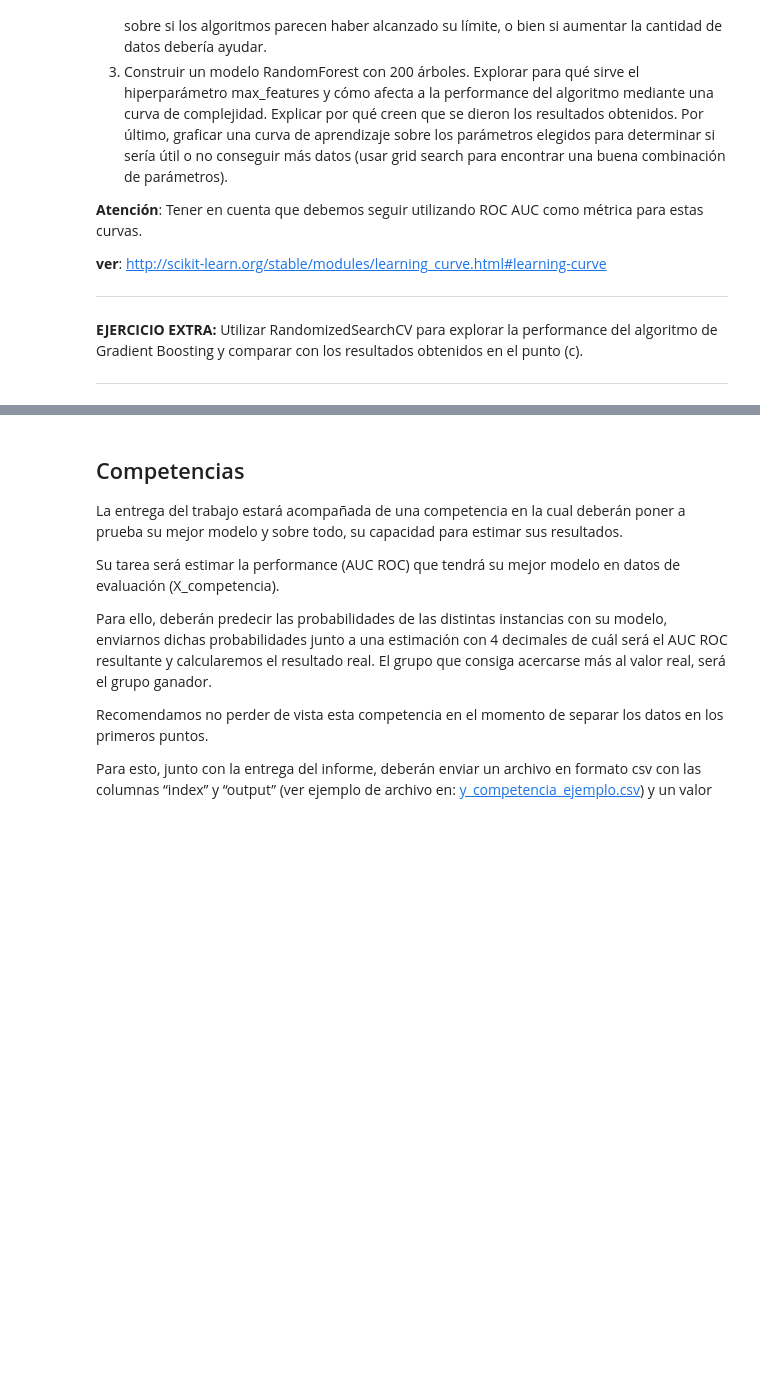
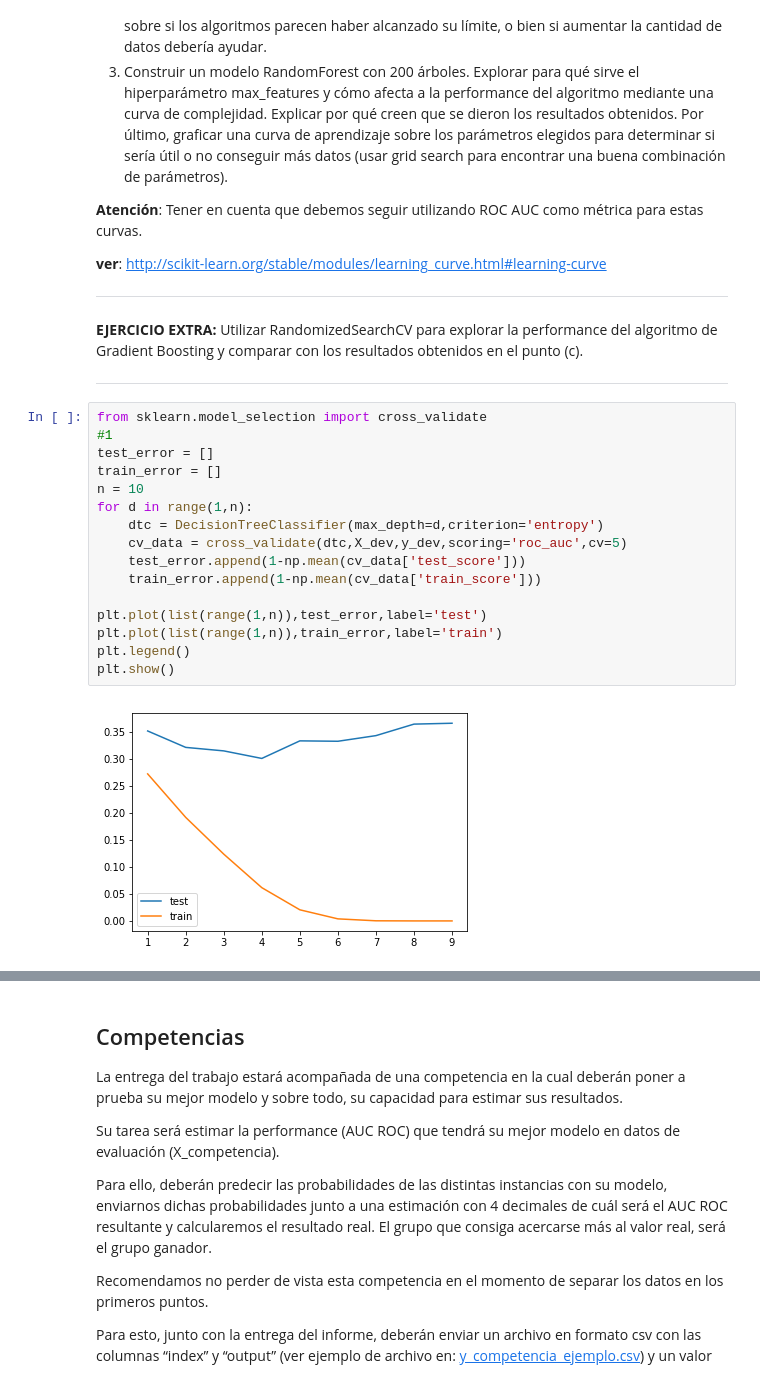
Before and after one commit to M4R70/aprendizaje_automatico, a Jupyter notebook: aa-notebooks/TP1/TP1.ipynb, the cells around one changed output, grey strips where cells are left out. Drawn from its saved outputs; the diff is of its cells as text; blank space fills up the shorter version.

```diff
--- a/aa-notebooks/TP1/TP1.ipynb
+++ b/aa-notebooks/TP1/TP1.ipynb
@@ -647,3 +665,21 @@ En este punto, se pide inspeccionar dos de sus mejores modelos encontrados hasta
 
 
 ----
+# %%
+from sklearn.model_selection import cross_validate
+#1
+test_error = []
+train_error = []
+n = 10
+for d in range(1,n):
+    dtc = DecisionTreeClassifier(max_depth=d,criterion='entropy')
+    cv_data = cross_validate(dtc,X_dev,y_dev,scoring='roc_auc',cv=5)
+    test_error.append(1-np.mean(cv_data['test_score']))
+    train_error.append(1-np.mean(cv_data['train_score']))
+
+plt.plot(list(range(1,n)),test_error,label='test')
+plt.plot(list(range(1,n)),train_error,label='train')
+plt.legend()
+plt.show()
+# %% [output]
+[figure, added]
```
Also changed, not shown: parts of 12 cells of this notebook.
